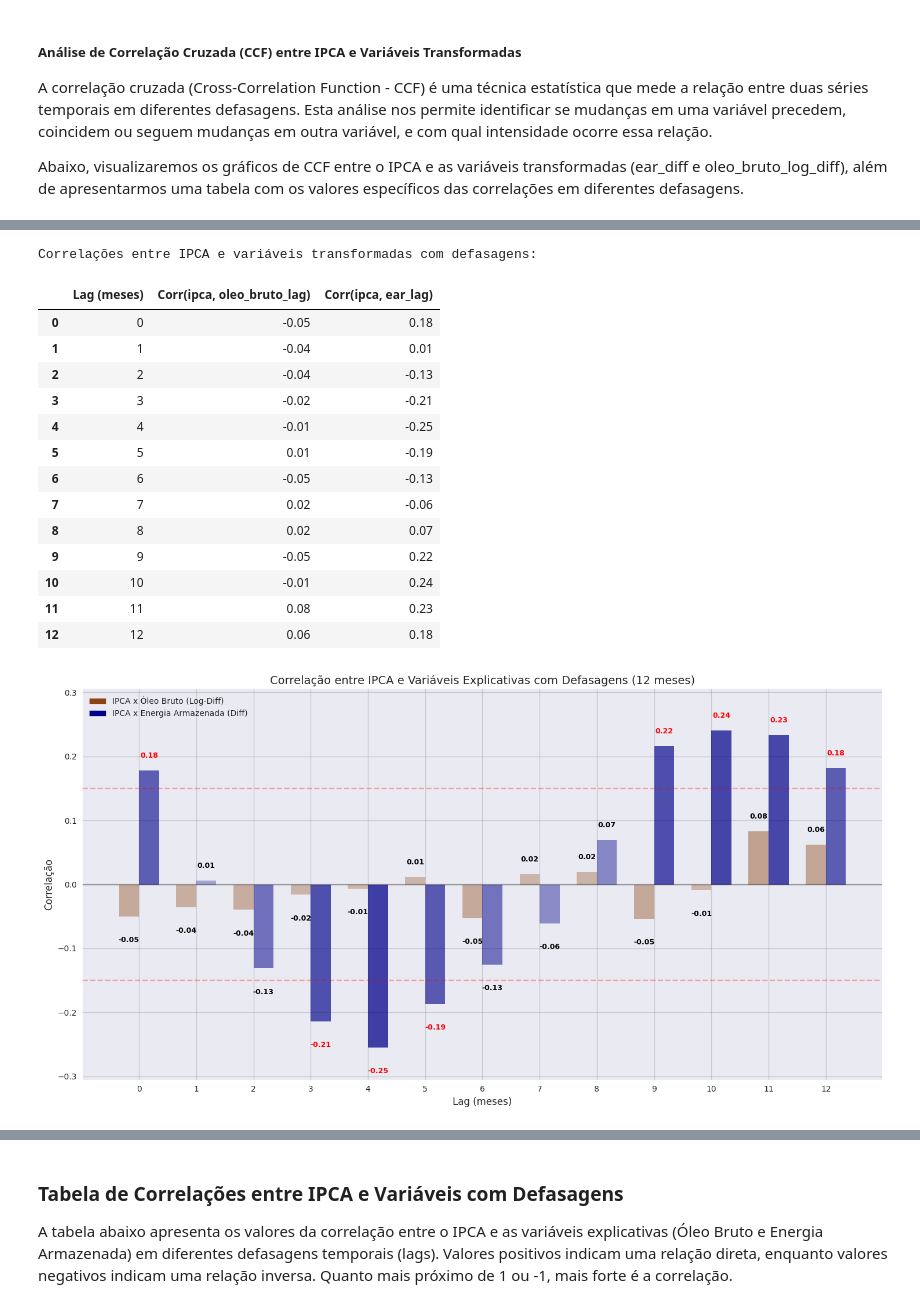
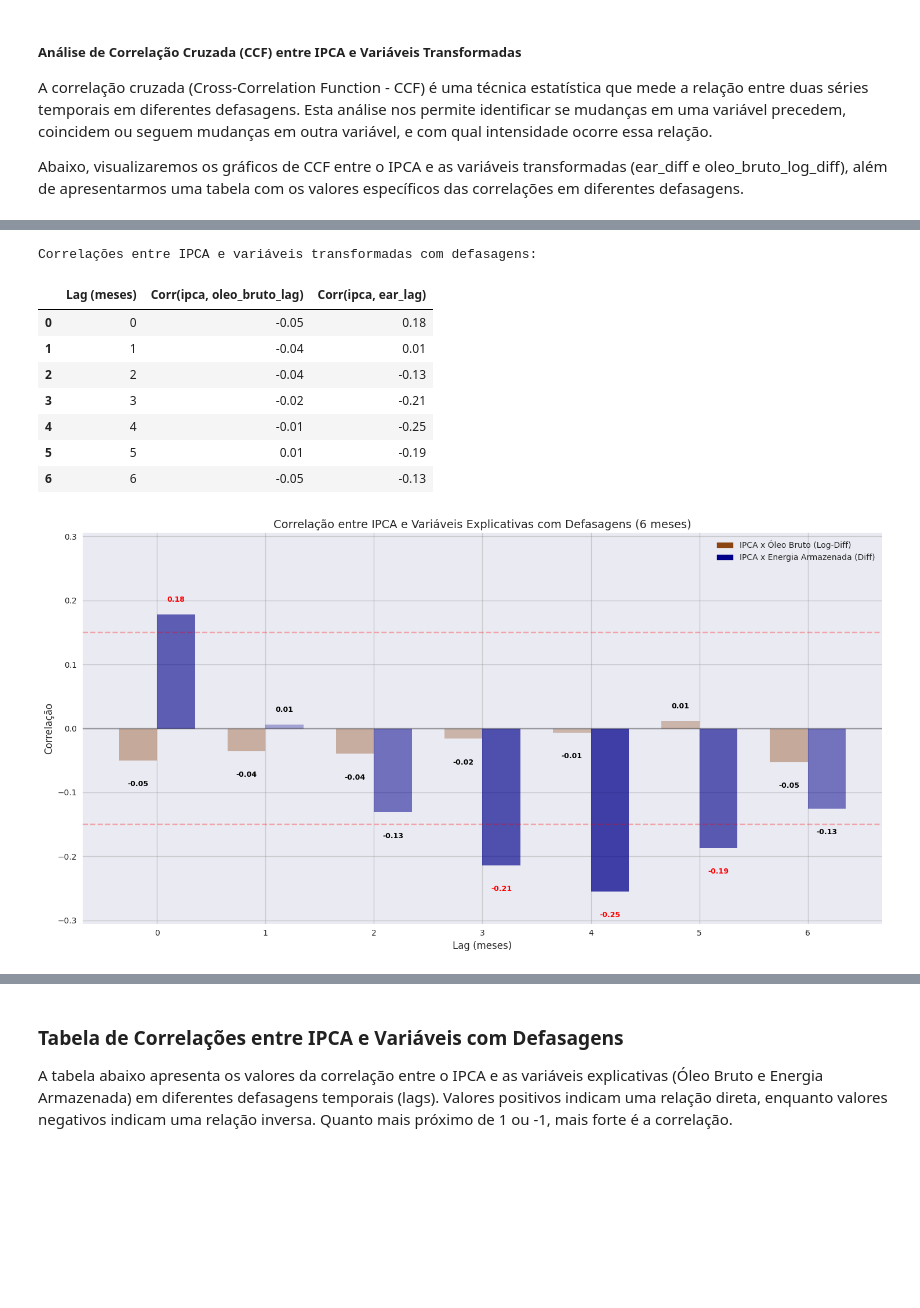
Before and after one commit to DPH38/DataScienceProject-, a Jupyter notebook: analise.ipynb, the cells around one changed output, grey strips where cells are left out. Drawn from its saved outputs; the diff is of its cells as text; code cells hidden in the pictures; blank space fills up the shorter version.

```diff
--- a/analise.ipynb
+++ b/analise.ipynb
@@ -788,6 +806,6 @@ plt.show()
 # %%
 # Calculando as correlações entre IPCA e as variáveis transformadas com diferentes defasagens (lags)
-max_lag = 12
+max_lag = 6
 lag_data = {'Lag (meses)': list(range(max_lag + 1))}
 
 # Criando variáveis com defasagens para Óleo Bruto (log-diferença)
@@ -857,38 +875,32 @@ for i, (oil_val, ear_val) in enumerate(zip(lag_df['Corr(ipca, oleo_bruto_lag)'],
 import matplotlib.patches as mpatches
 oil_patch = mpatches.Patch(color=oil_color, label='IPCA x Óleo Bruto (Log-Diff)')
 ear_patch = mpatches.Patch(color=ear_color, label='IPCA x Energia Armazenada (Diff)')
 plt.legend(handles=[oil_patch, ear_patch], loc='best')
 
 plt.xlabel('Lag (meses)', fontsize=12)
 plt.ylabel('Correlação', fontsize=12)
-plt.title('Correlação entre IPCA e Variáveis Explicativas com Defasagens (12 meses)', fontsize=14)
+plt.title(f'Correlação entre IPCA e Variáveis Explicativas com Defasagens ({max_lag} meses)', fontsize=14)
 plt.xticks(x, lag_df['Lag (meses)'])
 plt.axhline(y=0, color='black', linestyle='-', alpha=0.3)
 plt.grid(True, alpha=0.3, color='gray')
 
 # Destacando o limite de significância estatística (exemplo)
 plt.axhline(y=0.15, color='red', linestyle='--', alpha=0.3, label='Limite de significância')
 plt.axhline(y=-0.15, color='red', linestyle='--', alpha=0.3)
 
 # Ajustando os limites do eixo y para melhor visualização
 y_max = max(max(abs(val) for val in oil_lag_corr), max(abs(val) for val in ear_lag_corr))
 plt.ylim(-y_max*1.2, y_max*1.2)
 plt.tight_layout()
 plt.show()
 # %% [output]
 Correlações entre IPCA e variáveis transformadas com defasagens:
 |  | Lag (meses) | Corr(ipca, oleo_bruto_lag) | Corr(ipca, ear_lag) |
 | 0 | 0 | -0.05 | 0.18 |
 | 1 | 1 | -0.04 | 0.01 |
 | 2 | 2 | -0.04 | -0.13 |
 | 3 | 3 | -0.02 | -0.21 |
 | 4 | 4 | -0.01 | -0.25 |
 | 5 | 5 | 0.01 | -0.19 |
 | 6 | 6 | -0.05 | -0.13 |
-| 7 | 7 | 0.02 | -0.06 |
-| 8 | 8 | 0.02 | 0.07 |
-| 9 | 9 | -0.05 | 0.22 |
-| 10 | 10 | -0.01 | 0.24 |
-| 11 | 11 | 0.08 | 0.23 |
-| 12 | 12 | 0.06 | 0.18 |
-[figure, old version]
+[figure, new version]
```
Also changed, not shown: parts of 27 cells of this notebook, 2 other files.
